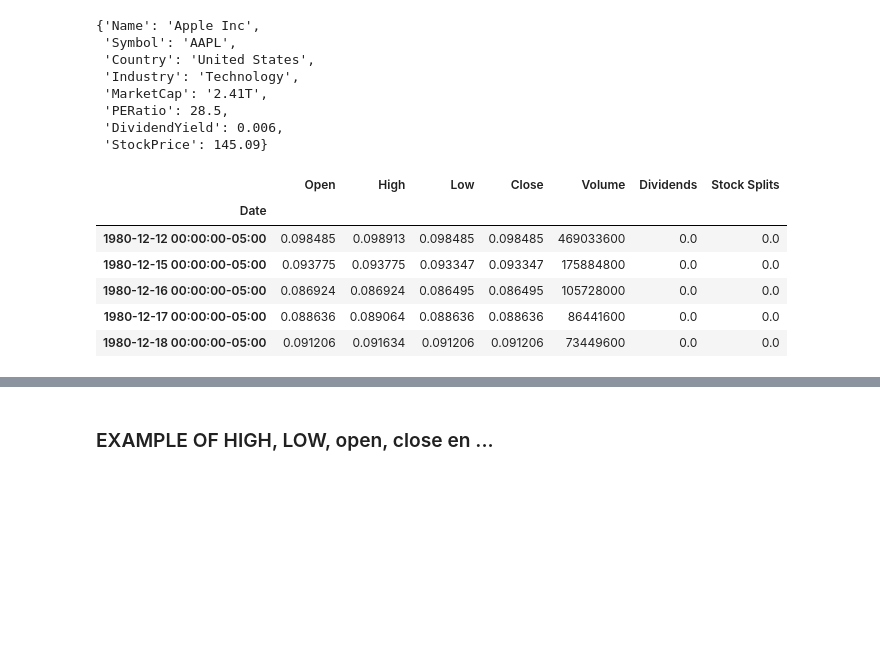
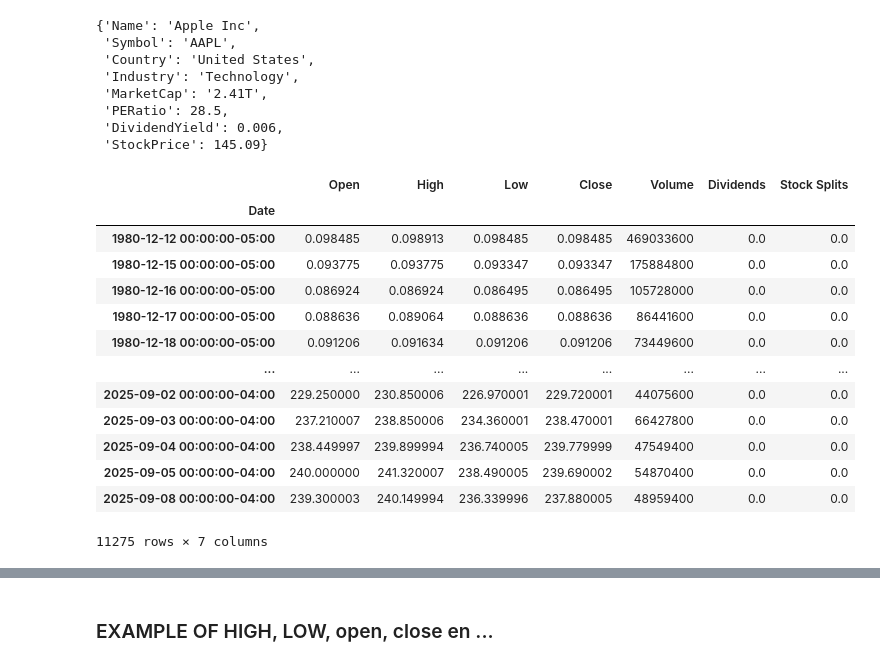
Before and after one commit to alirezaghorbani1983/IBM-DATA-SCIENCE, a Jupyter notebook: final_python.ipynb, the cells around one changed output, grey strips where cells are left out. Drawn from its saved outputs; the diff is of its cells as text; code cells hidden in the pictures; blank space fills up the shorter version.

```diff
--- a/final_python.ipynb
+++ b/final_python.ipynb
@@ -272,12 +272,19 @@ Type: <class 'dict'>
 #Extracting Share Price
 apple_share_price_data = apple.history(period="max")
 # %%
-apple_share_price_data.head()
+apple_share_price_data
 # %% [output]
 |  | Open | High | Low | Close | Volume | Dividends | Stock Splits |
 | Date |  |  |  |  |  |  |  |
 | 1980-12-12 00:00:00-05:00 | 0.098485 | 0.098913 | 0.098485 | 0.098485 | 469033600 | 0.0 | 0.0 |
 | 1980-12-15 00:00:00-05:00 | 0.093775 | 0.093775 | 0.093347 | 0.093347 | 175884800 | 0.0 | 0.0 |
 | 1980-12-16 00:00:00-05:00 | 0.086924 | 0.086924 | 0.086495 | 0.086495 | 105728000 | 0.0 | 0.0 |
 | 1980-12-17 00:00:00-05:00 | 0.088636 | 0.089064 | 0.088636 | 0.088636 | 86441600 | 0.0 | 0.0 |
 | 1980-12-18 00:00:00-05:00 | 0.091206 | 0.091634 | 0.091206 | 0.091206 | 73449600 | 0.0 | 0.0 |
+| ... | ... | ... | ... | ... | ... | ... | ... |
+| 2025-09-02 00:00:00-04:00 | 229.250000 | 230.850006 | 226.970001 | 229.720001 | 44075600 | 0.0 | 0.0 |
+| 2025-09-03 00:00:00-04:00 | 237.210007 | 238.850006 | 234.360001 | 238.470001 | 66427800 | 0.0 | 0.0 |
+| 2025-09-04 00:00:00-04:00 | 238.449997 | 239.899994 | 236.740005 | 239.779999 | 47549400 | 0.0 | 0.0 |
+| 2025-09-05 00:00:00-04:00 | 240.000000 | 241.320007 | 238.490005 | 239.690002 | 54870400 | 0.0 | 0.0 |
+| 2025-09-08 00:00:00-04:00 | 239.300003 | 240.149994 | 236.339996 | 237.880005 | 48959400 | 0.0 | 0.0 |
+11275 rows × 7 columns
```
Also changed, not shown: parts of 2 cells of this notebook.
